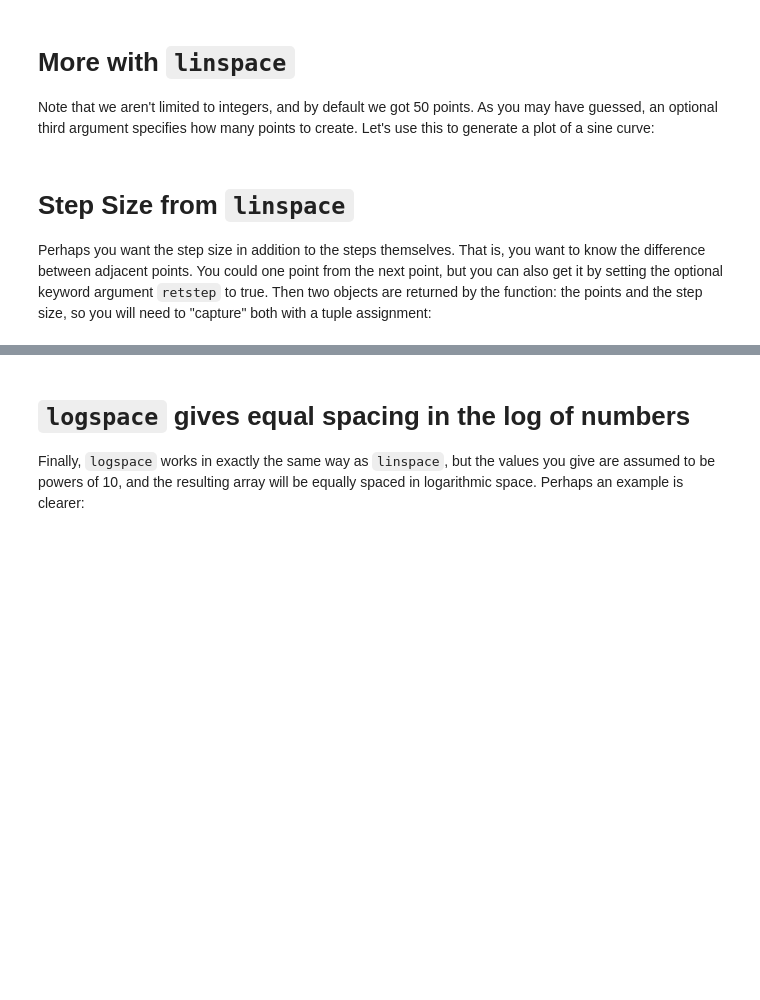
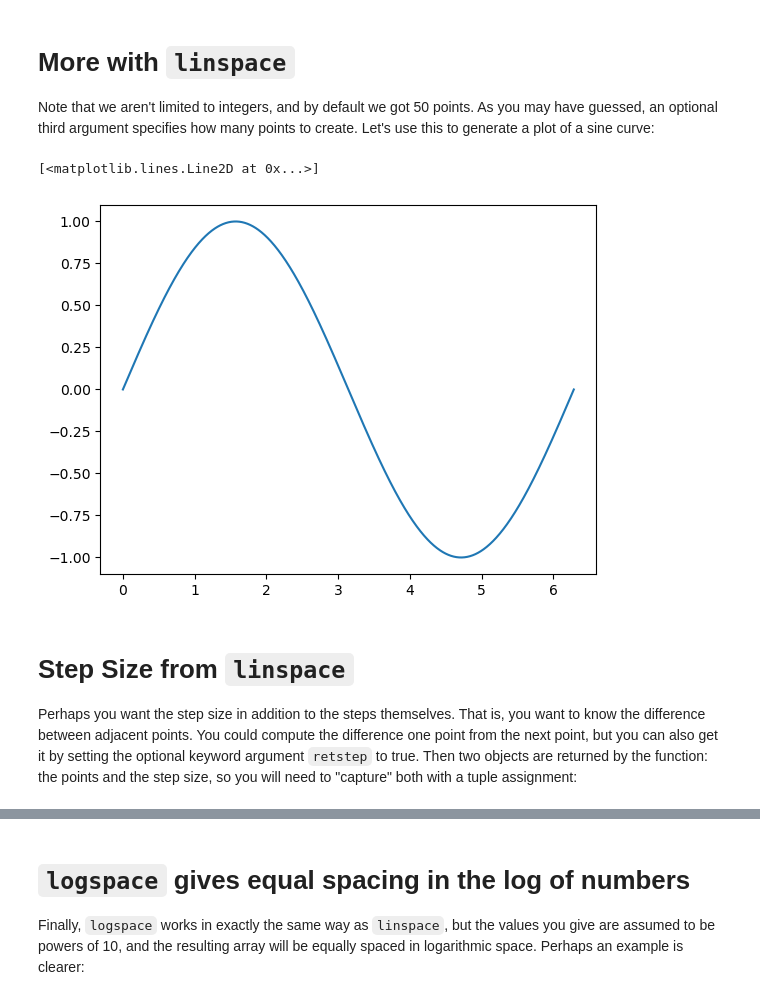
Before and after one commit to PHYS-240/handouts, a Jupyter notebook: 11_Numpy/11_Numpy.ipynb, the cells around one changed output, grey strips where cells are left out. Saved outputs shown, nothing was run; the diff lists cells and outputs as text; code cells hidden in the pictures; blank space fills up the shorter version.

```diff
--- a/11_Numpy/11_Numpy.ipynb
+++ b/11_Numpy/11_Numpy.ipynb
@@ -148,13 +205,16 @@ Note that we aren't limited to integers, and by default we got 50 points. As you
 # %%
 fine_phases = np.linspace(0, 2*np.pi, 1000) # 1,000 points!
 sines = np.sin(fine_phases)
 
-import pylab
-pylab.style.use('default')
-pylab.plot(fine_phases, sines)
+import matplotlib.pyplot as plt
+plt.style.use('default') # not necessary, but ensures uniformity across computers
+plt.plot(fine_phases, sines)
+# %% [output]
+[<matplotlib.lines.Line2D at 0x...>]
+[figure, added]
 # %% [markdown]
 # Step Size from `linspace`
-Perhaps you want the step size in addition to the steps themselves. That is, you want to know the difference between adjacent points. You could one point from the next point, but you can also get it by setting the optional keyword argument `retstep` to true. Then two objects are returned by the function: the points and the step size, so you will need to "capture" both with a tuple assignment:
+Perhaps you want the step size in addition to the steps themselves. That is, you want to know the difference between adjacent points. You could compute the difference one point from the next point, but you can also get it by setting the optional keyword argument `retstep` to true. Then two objects are returned by the function: the points and the step size, so you will need to "capture" both with a tuple assignment:
 # %%
 fine_phases, dphi = np.linspace(0, 2 * np.pi, 1000, retstep=True)
 dphi
```
Also changed, not shown: parts of 28 cells of this notebook.
